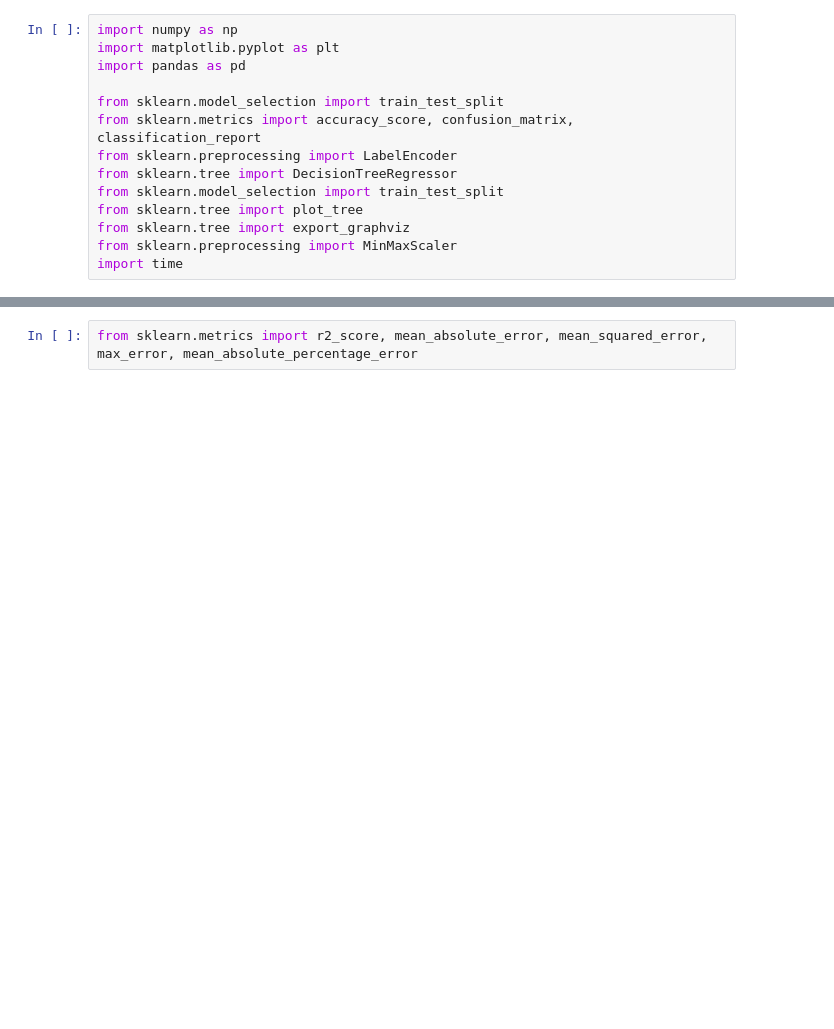
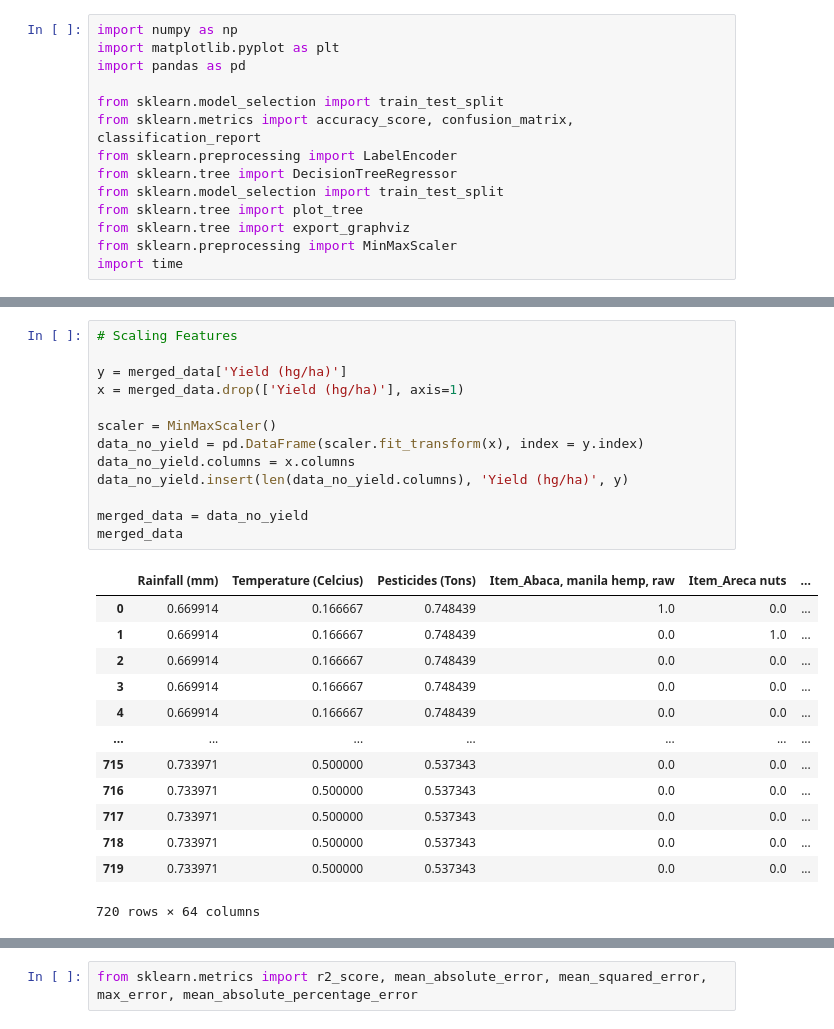
Before and after one commit to edeliciouso/Predicting-Crop-Yields, a Jupyter notebook: DecisionTree.ipynb, the cells around one changed output, grey strips where cells are left out. Drawn from its saved outputs; the diff is of its cells as text; blank space fills up the shorter version.

```diff
--- a/DecisionTree.ipynb
+++ b/DecisionTree.ipynb
@@ -44,0 +39,27 @@ X_train, X_test, Y_train, Y_test = train_test_split(X_enc, Y, test_size=0.2, ran
+# %%
+# Scaling Features
+
+y = merged_data['Yield (hg/ha)']
+x = merged_data.drop(['Yield (hg/ha)'], axis=1)
+
+scaler = MinMaxScaler()
+data_no_yield = pd.DataFrame(scaler.fit_transform(x), index = y.index)
+data_no_yield.columns = x.columns
+data_no_yield.insert(len(data_no_yield.columns), 'Yield (hg/ha)', y)
+
+merged_data = data_no_yield
+merged_data
+# %% [output]
+|  | Rainfall (mm) | Temperature (Celcius) | Pesticides (Tons) | Item_Abaca, manila hemp, raw | Item_Areca nuts | ... |
+| 0 | 0.669914 | 0.166667 | 0.748439 | 1.0 | 0.0 | ... |
+| 1 | 0.669914 | 0.166667 | 0.748439 | 0.0 | 1.0 | ... |
+| 2 | 0.669914 | 0.166667 | 0.748439 | 0.0 | 0.0 | ... |
+| 3 | 0.669914 | 0.166667 | 0.748439 | 0.0 | 0.0 | ... |
+| 4 | 0.669914 | 0.166667 | 0.748439 | 0.0 | 0.0 | ... |
+| ... | ... | ... | ... | ... | ... | ... |
+| 715 | 0.733971 | 0.500000 | 0.537343 | 0.0 | 0.0 | ... |
+| 716 | 0.733971 | 0.500000 | 0.537343 | 0.0 | 0.0 | ... |
+| 717 | 0.733971 | 0.500000 | 0.537343 | 0.0 | 0.0 | ... |
+| 718 | 0.733971 | 0.500000 | 0.537343 | 0.0 | 0.0 | ... |
+| 719 | 0.733971 | 0.500000 | 0.537343 | 0.0 | 0.0 | ... |
+720 rows × 64 columns
```
Also changed, not shown: parts of 12 cells of this notebook.
